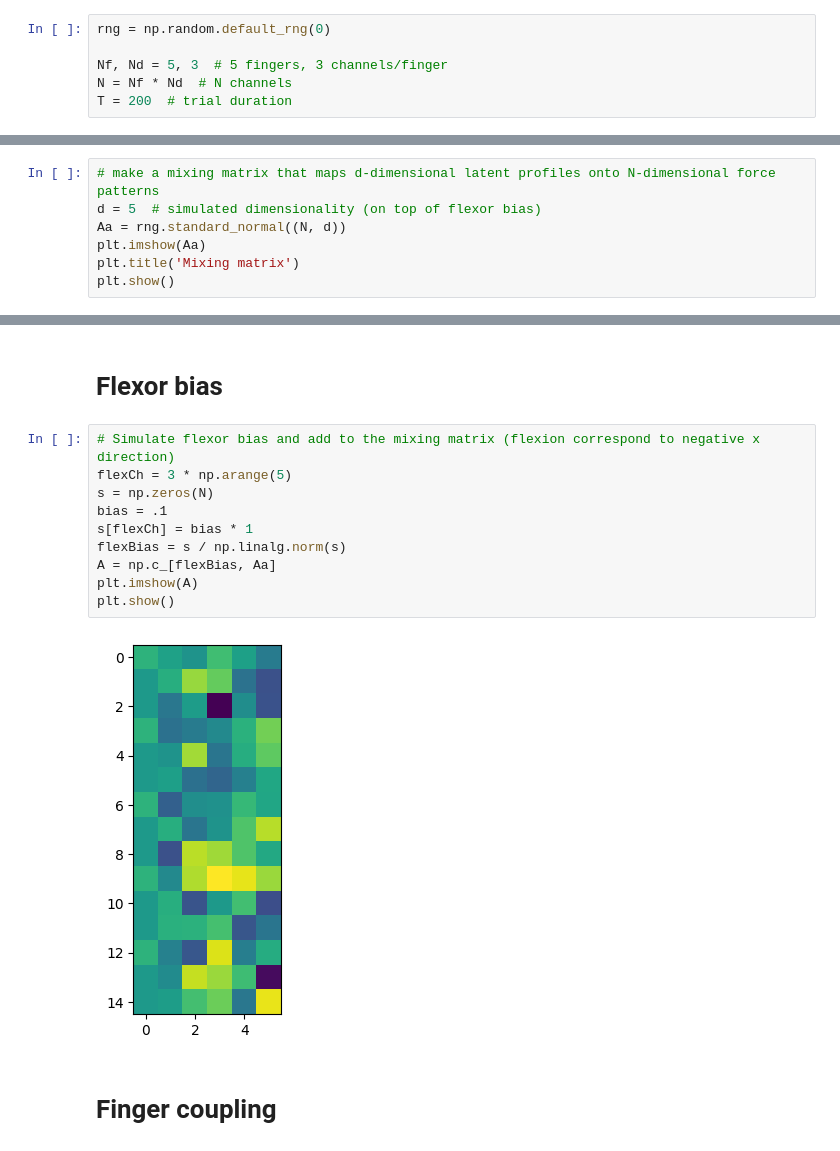
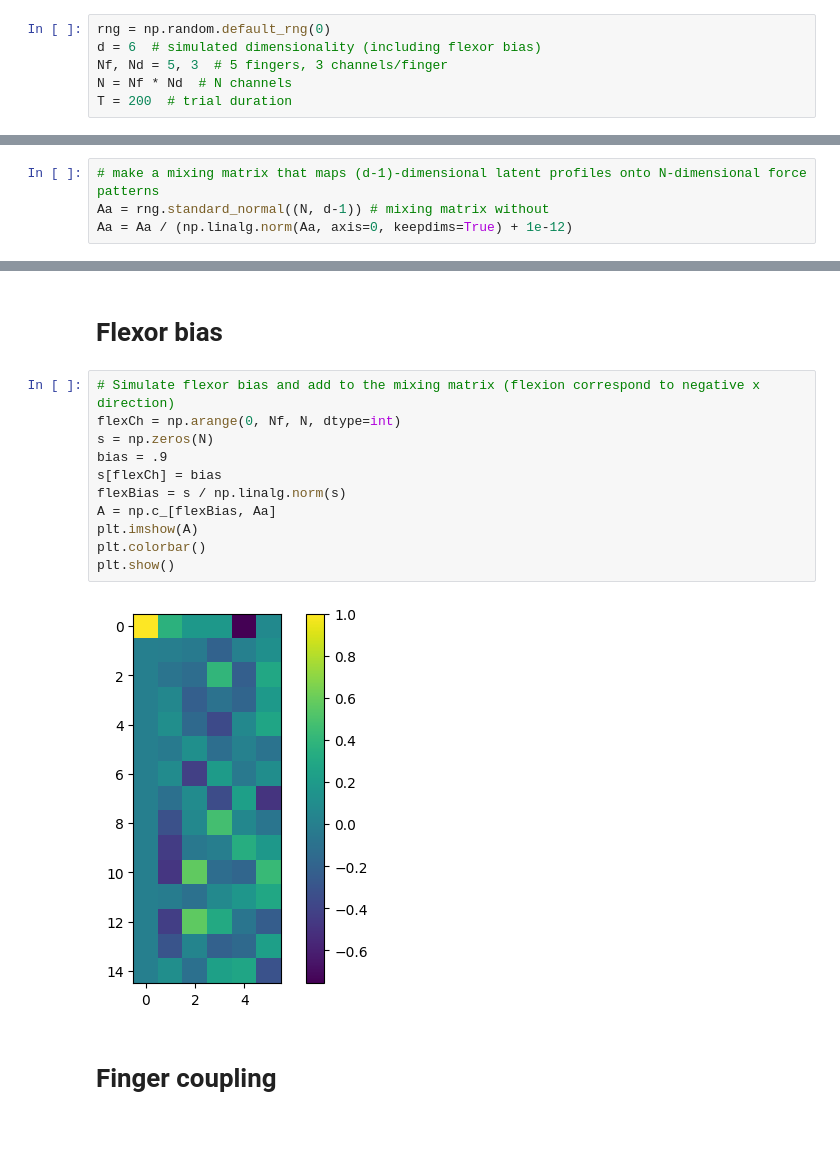
Before and after one commit to mnlmrc/OffManifoldLearning, a Jupyter notebook: notebooks/simulations.ipynb, the cells around one changed output, grey strips where cells are left out. Cells and saved outputs as stored; diff of their text form.

```diff
--- a/notebooks/simulations.ipynb
+++ b/notebooks/simulations.ipynb
@@ -4,16 +4,13 @@ import matplotlib.pyplot as plt
 import numpy as np
 # %%
 rng = np.random.default_rng(0)
-
+d = 6  # simulated dimensionality (including flexor bias)
 Nf, Nd = 5, 3  # 5 fingers, 3 channels/finger
 N = Nf * Nd  # N channels
 T = 200  # trial duration
 # %% [markdown]
 # Mixing matrix
 # %%
-# make a mixing matrix that maps d-dimensional latent profiles onto N-dimensional force patterns
-d = 5  # simulated dimensionality (on top of flexor bias)
-Aa = rng.standard_normal((N, d))
-plt.imshow(Aa)
-plt.title('Mixing matrix')
-plt.show()
+# make a mixing matrix that maps (d-1)-dimensional latent profiles onto N-dimensional force patterns
+Aa = rng.standard_normal((N, d-1)) # mixing matrix without
+Aa = Aa / (np.linalg.norm(Aa, axis=0, keepdims=True) + 1e-12)
@@ -23,16 +18,17 @@ plt.show()
 # Flexor bias
 # %%
 # Simulate flexor bias and add to the mixing matrix (flexion correspond to negative x direction)
-flexCh = 3 * np.arange(5)
+flexCh = np.arange(0, Nf, N, dtype=int)
 s = np.zeros(N)
-bias = .1
-s[flexCh] = bias * 1
+bias = .9
+s[flexCh] = bias
 flexBias = s / np.linalg.norm(s)
 A = np.c_[flexBias, Aa]
 plt.imshow(A)
+plt.colorbar()
 plt.show()
 # %% [output]
-[figure, old version]
+[figure, new version]
 # %% [markdown]
 # Finger coupling
 # %%
```
Also changed, not shown: parts of 1 cell of this notebook, 1 other file.
